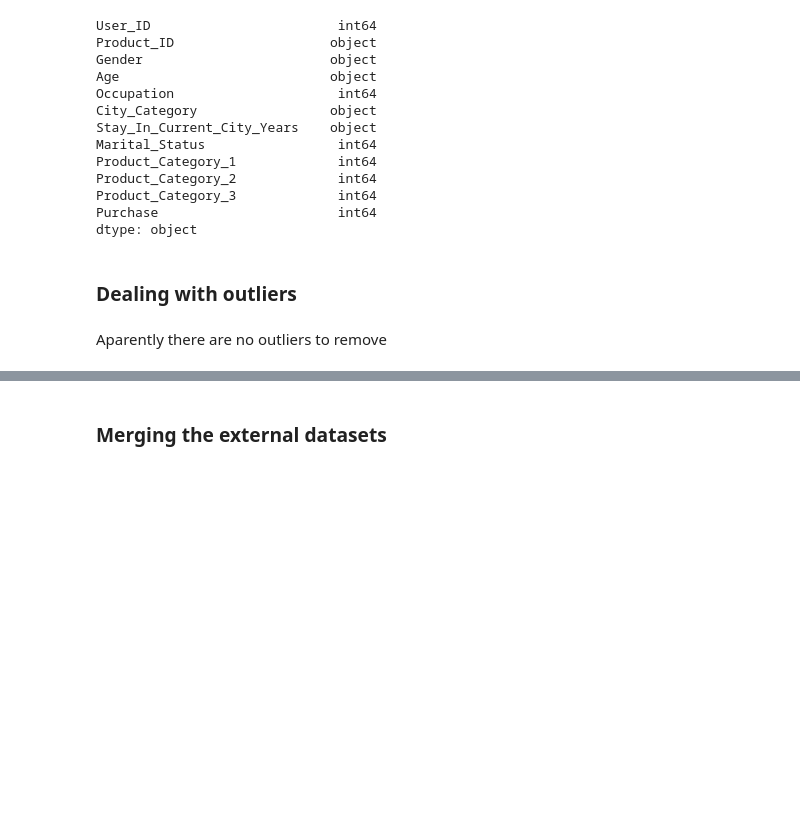
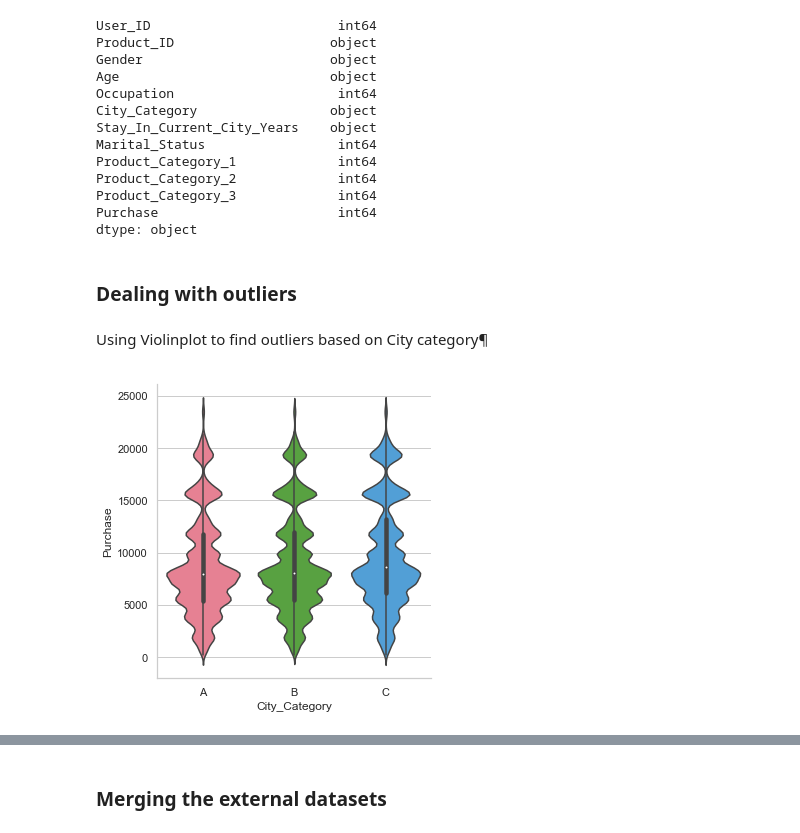
Before and after one commit to fso976/blackfriday, a Jupyter notebook: data_wrangling_cleaning_final.ipynb, the cells around one changed output, grey strips where cells are left out. Saved outputs shown, nothing was run; the diff lists cells and outputs as text; code cells hidden in the pictures; blank space fills up the shorter version.

```diff
--- a/data_wrangling_cleaning_final.ipynb
+++ b/data_wrangling_cleaning_final.ipynb
@@ -198,5 +197,3 @@ Purchase                       int64
 dtype: object
 # %% [markdown]
 ### Dealing with outliers
-# %% [markdown]
-Aparently there are no outliers to remove
@@ -204,0 +200,12 @@ Aparently there are no outliers to remove
+# %% [markdown]
+Using Violinplot to find outliers based on City category¶
+# %%
+g = sns.catplot(x = "City_Category",
+                y = "Purchase",
+                order = ["A", "B", "C"],
+                palette = "husl",
+                kind = "violin",
+                data = df,
+                )
+# %% [output]
+[figure, added]
```
Also changed, not shown: parts of 10 cells of this notebook, 1 other file.
